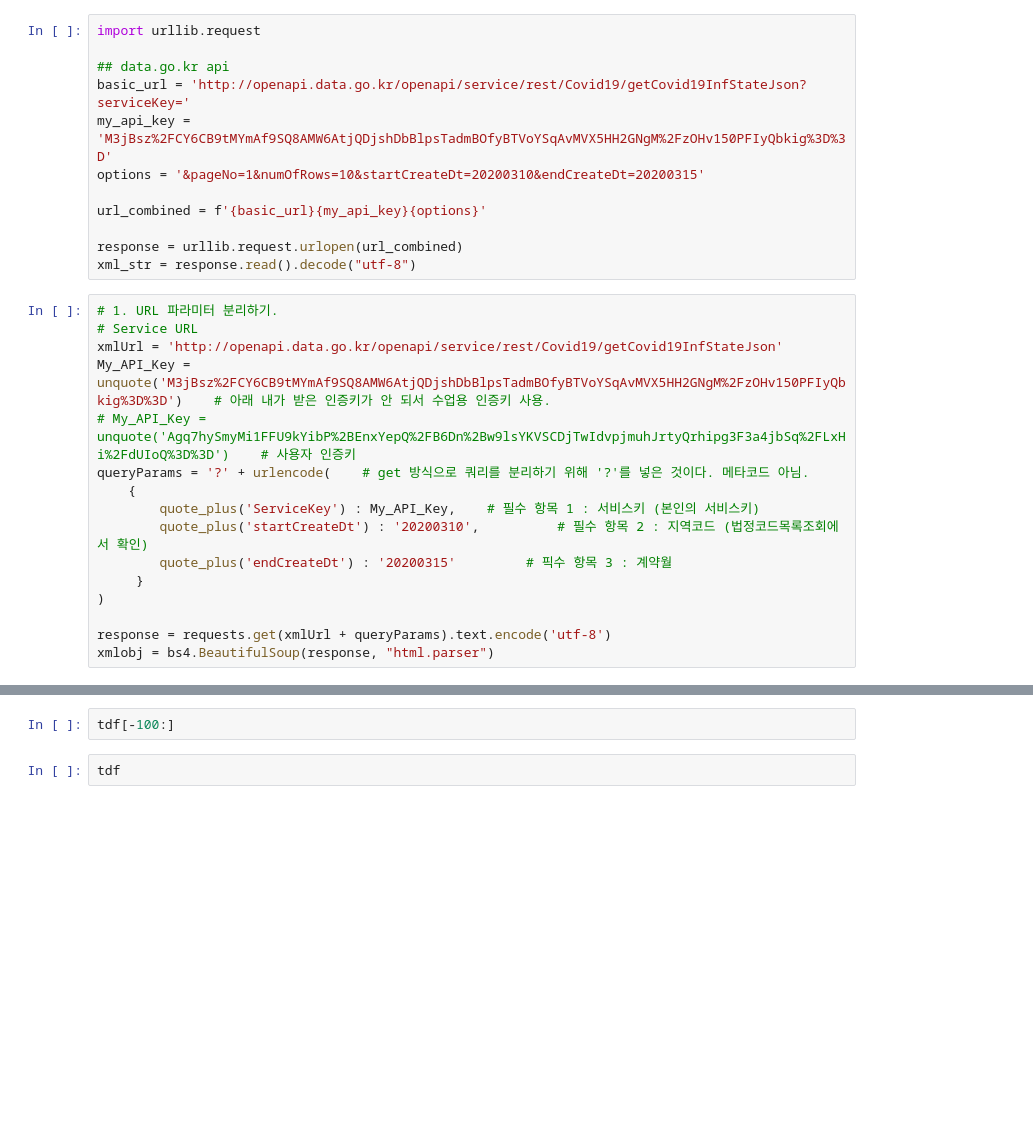
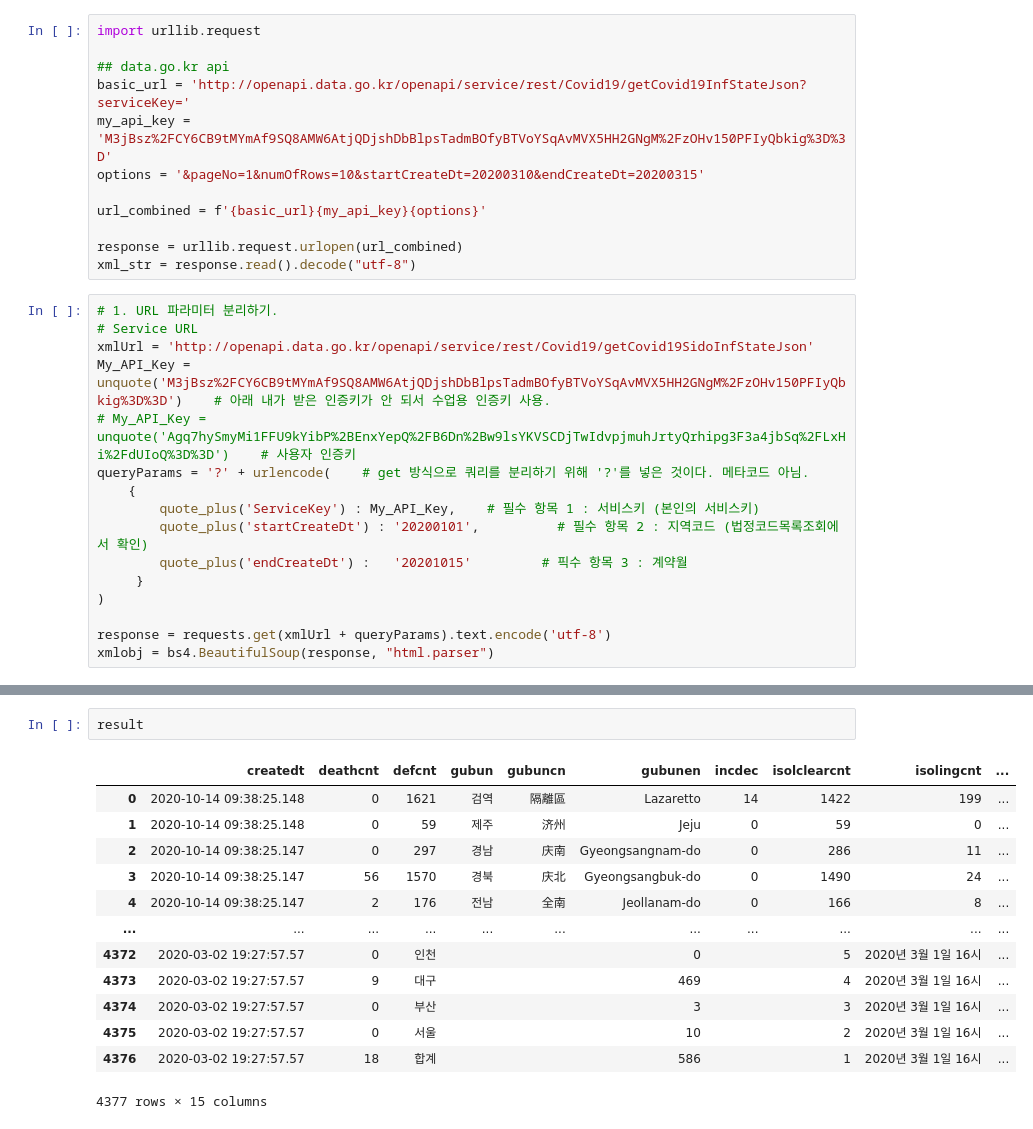
Before and after one commit to anarinsk/test-covid19_survey, a Jupyter notebook: Untitled.ipynb, the cells around one changed output, grey strips where cells are left out. Cells and saved outputs as stored; diff of their text form; blank space fills up the shorter version.

Commit message:
scf to pull data with api

```diff
--- a/Untitled.ipynb
+++ b/Untitled.ipynb
@@ -230,14 +230,14 @@ xml_str = response.read().decode("utf-8")
 # %%
 # 1. URL 파라미터 분리하기.
 # Service URL
-xmlUrl = 'http://openapi.data.go.kr/openapi/service/rest/Covid19/getCovid19InfStateJson'
+xmlUrl = 'http://openapi.data.go.kr/openapi/service/rest/Covid19/getCovid19SidoInfStateJson'
 My_API_Key = unquote('M3jBsz%2FCY6CB9tMYmAf9SQ8AMW6AtjQDjshDbBlpsTadmBOfyBTVoYSqAvMVX5HH2GNgM%2FzOHv150PFIyQbkig%3D%3D')    # 아래 내가 받은 인증키가 안 되서 수업용 인증키 사용.
 # My_API_Key = unquote('Agq7hySmyMi1FFU9kYibP%2BEnxYepQ%2FB6Dn%2Bw9lsYKVSCDjTwIdvpjmuhJrtyQrhipg3F3a4jbSq%2FLxHi%2FdUIoQ%3D%3D')    # 사용자 인증키
 queryParams = '?' + urlencode(    # get 방식으로 쿼리를 분리하기 위해 '?'를 넣은 것이다. 메타코드 아님.
     {
         quote_plus('ServiceKey') : My_API_Key,    # 필수 항목 1 : 서비스키 (본인의 서비스키)
-        quote_plus('startCreateDt') : '20200310',          # 필수 항목 2 : 지역코드 (법정코드목록조회에서 확인)
-        quote_plus('endCreateDt') : '20200315'         # 픽수 항목 3 : 계약월
+        quote_plus('startCreateDt') : '20200101',          # 필수 항목 2 : 지역코드 (법정코드목록조회에서 확인)
+        quote_plus('endCreateDt') :   '20201015'         # 픽수 항목 3 : 계약월
      }
 )
 
@@ -271,4 +276,16 @@ result.head()
-# %%
-tdf[-100:]
-# %%
-tdf
+# %%
+result
+# %% [output]
+|  | createdt | deathcnt | defcnt | gubun | gubuncn | gubunen | incdec | isolclearcnt | isolingcnt | ... |
+| 0 | 2020-10-14 09:38:25.148 | 0 | 1621 | 검역 | 隔離區 | Lazaretto | 14 | 1422 | 199 | ... |
+| 1 | 2020-10-14 09:38:25.148 | 0 | 59 | 제주 | 济州 | Jeju | 0 | 59 | 0 | ... |
+| 2 | 2020-10-14 09:38:25.147 | 0 | 297 | 경남 | 庆南 | Gyeongsangnam-do | 0 | 286 | 11 | ... |
+| 3 | 2020-10-14 09:38:25.147 | 56 | 1570 | 경북 | 庆北 | Gyeongsangbuk-do | 0 | 1490 | 24 | ... |
+| 4 | 2020-10-14 09:38:25.147 | 2 | 176 | 전남 | 全南 | Jeollanam-do | 0 | 166 | 8 | ... |
+| ... | ... | ... | ... | ... | ... | ... | ... | ... | ... | ... |
+| 4372 | 2020-03-02 19:27:57.57 | 0 | 인천 |  |  | 0 |  | 5 | 2020년 3월 1일 16시 | ... |
+| 4373 | 2020-03-02 19:27:57.57 | 9 | 대구 |  |  | 469 |  | 4 | 2020년 3월 1일 16시 | ... |
+| 4374 | 2020-03-02 19:27:57.57 | 0 | 부산 |  |  | 3 |  | 3 | 2020년 3월 1일 16시 | ... |
+| 4375 | 2020-03-02 19:27:57.57 | 0 | 서울 |  |  | 10 |  | 2 | 2020년 3월 1일 16시 | ... |
+| 4376 | 2020-03-02 19:27:57.57 | 18 | 합계 |  |  | 586 |  | 1 | 2020년 3월 1일 16시 | ... |
+4377 rows × 15 columns
```
Also changed, not shown: parts of 3 cells of this notebook, 1 other file.
